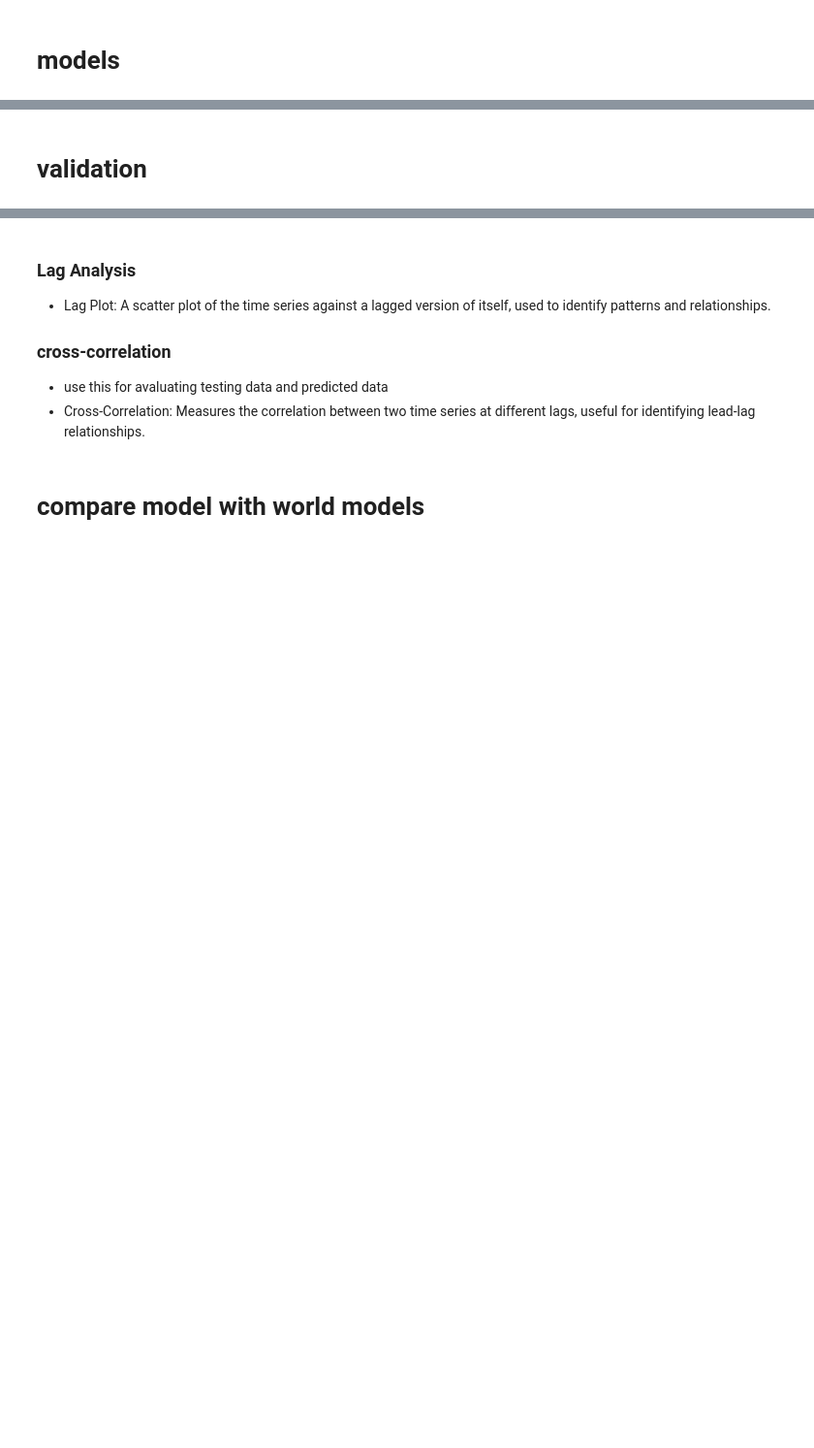
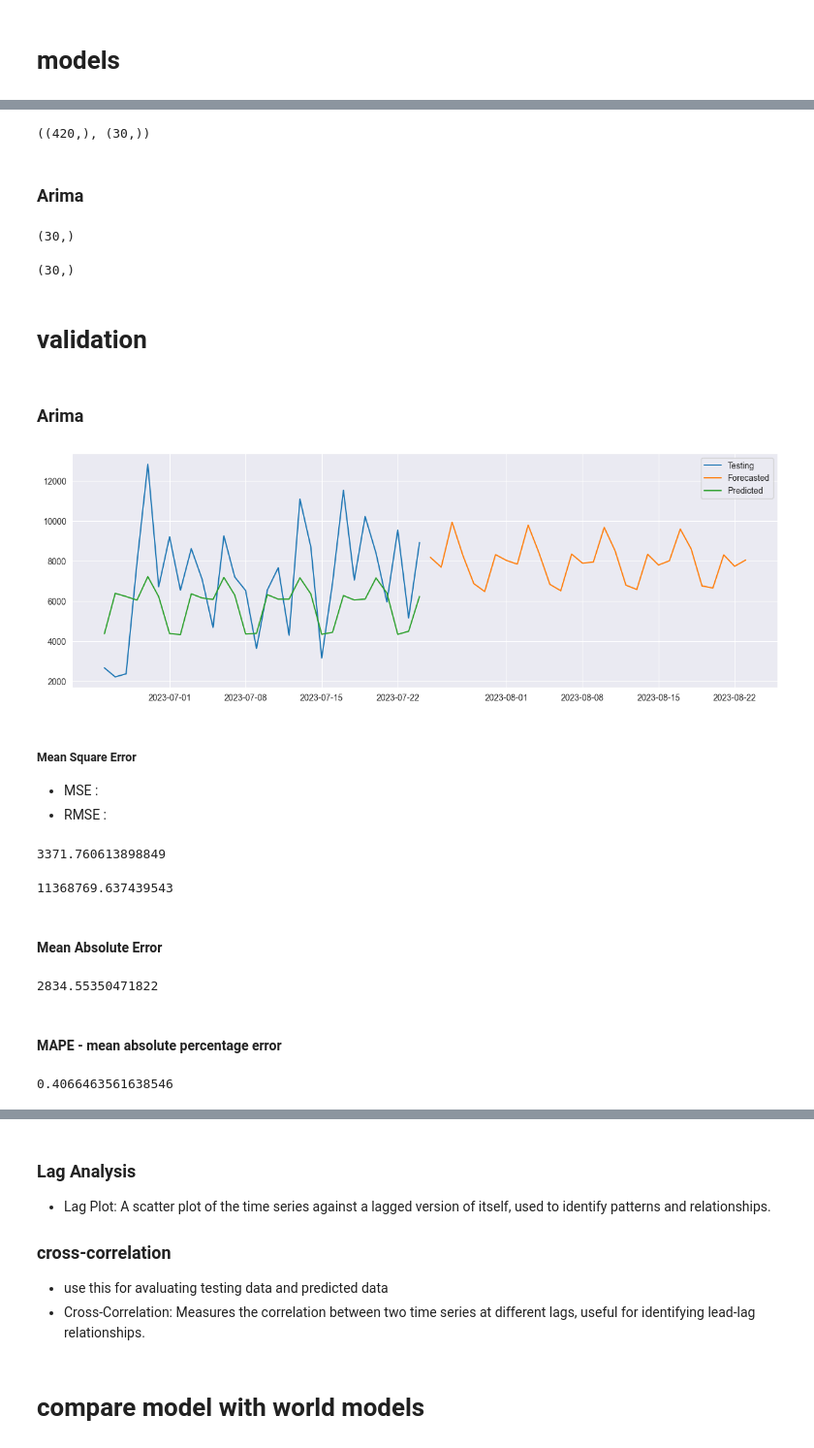
Before and after one commit to kibambe-0167/time-series-analysis, a Jupyter notebook: app.ipynb, the cells around one changed output, grey strips where cells are left out. Shown at 97% size. Drawn from its saved outputs; the diff is of its cells as text; code cells hidden in the pictures; blank space fills up the shorter version.

Commit message:
able to train with arima

```diff
--- a/app.ipynb
+++ b/app.ipynb
@@ -769,0 +821,19 @@ plt.show()
+# %%
+trainSteps = df['Actual']
+trainSteps.index = pd.date_range(start=trainSteps.index[0], periods=len(trainSteps), freq='D') # remove error with steps
+testSteps = df['Actual'].iloc[ -int(numberForecastingDays) : ]
+
+trainSteps.shape, testSteps.shape
+# %% [output]
+((420,), (30,))
+# %% [markdown]
+### Arima
+# %%
+# 7, 1, 7 -> model too complex at this order
+arimaModel = ARIMA(trainSteps, freq='D', order=(7, 1, 7)).fit()
+# %%
+# forecasted steps
+arimaForecastedSteps = arimaModel.forecast(numberForecastingDays)
+arimaForecastedSteps.shape
+# %% [output]
+(30,)
@@ -770,2 +842,27 @@ plt.show()
+# %%
+# predict steps
+start_last_14_days = "2023-06-25"
+end_last_14_days = "2023-07-24"
+arimaPredictedSteps = arimaModel.predict(start=start_last_14_days, end=end_last_14_days, dynamic=True)
+arimaPredictedSteps.shape
+# %% [output]
+(30,)
 # %% [markdown]
 # validation
+# %% [markdown]
+### Arima
+# %%
+plt.figure(figsize=(15, 5))
+# plt.plot(trainSteps, label="training")
+plt.plot(testSteps, label="Testing")
+plt.plot(arimaForecastedSteps, label="Forecasted")
+plt.plot(arimaPredictedSteps + 1000, label="Predicted")
+plt.legend()
+plt.title("")
+plt.show()
+# %% [output]
+[figure, added]
+# %% [markdown]
+##### Mean Square Error
+- MSE  :
+- RMSE :
@@ -771,0 +872,24 @@ plt.show()
+# %%
+# rooted mean square error
+float( np.sqrt(mean_squared_error(testSteps.values, arimaPredictedSteps.values)))
+# %% [output]
+3371.760613898849
+# %%
+# mean square erro
+float( mean_squared_error(testSteps.values, arimaPredictedSteps.values))
+# %% [output]
+11368769.637439543
+# %% [markdown]
+#### Mean Absolute Error
+# %%
+# mean absolute error
+float(mean_absolute_error(testSteps.values, arimaPredictedSteps.values))
+# %% [output]
+2834.55350471822
+# %% [markdown]
+#### MAPE - mean absolute percentage error
+# %%
+# mean absolute percentage error
+float(mean_absolute_percentage_error(testSteps.values, arimaPredictedSteps.values))
+# %% [output]
+0.4066463561638546
```
Also changed, not shown: parts of 15 cells of this notebook, 2 other files.
